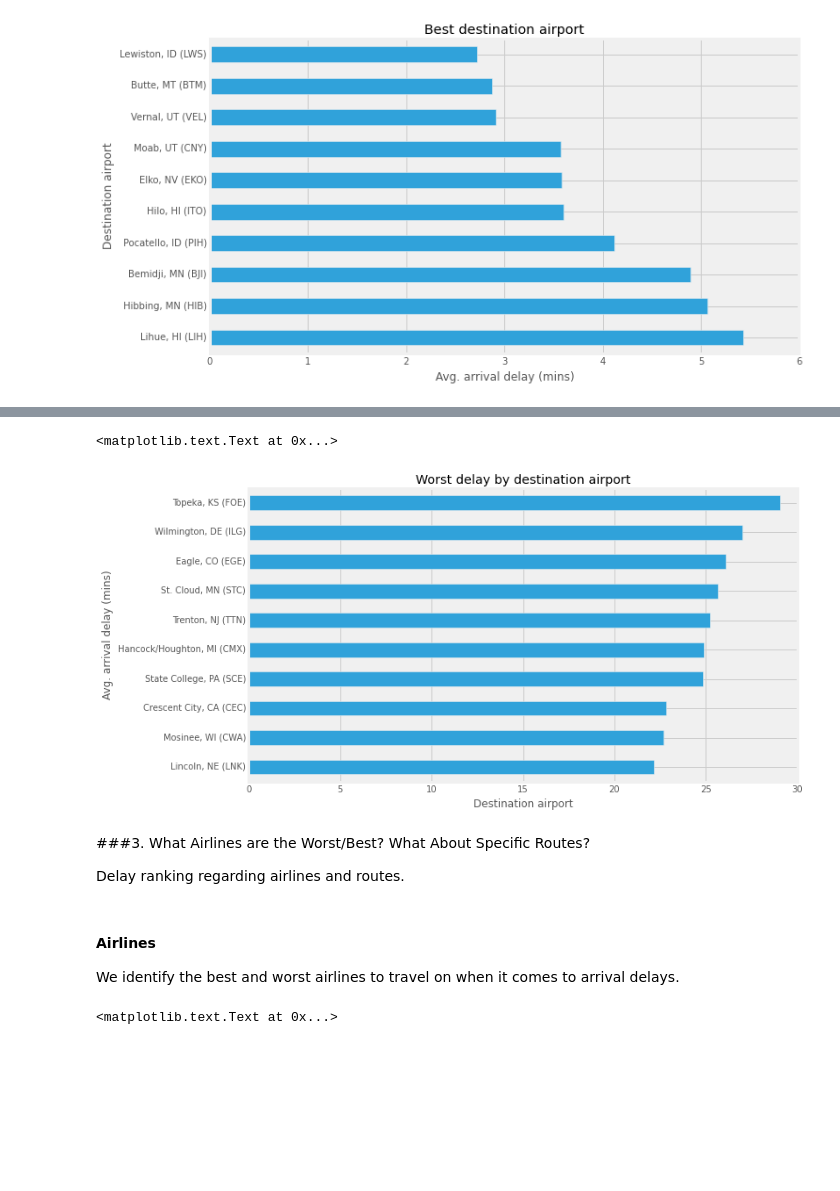
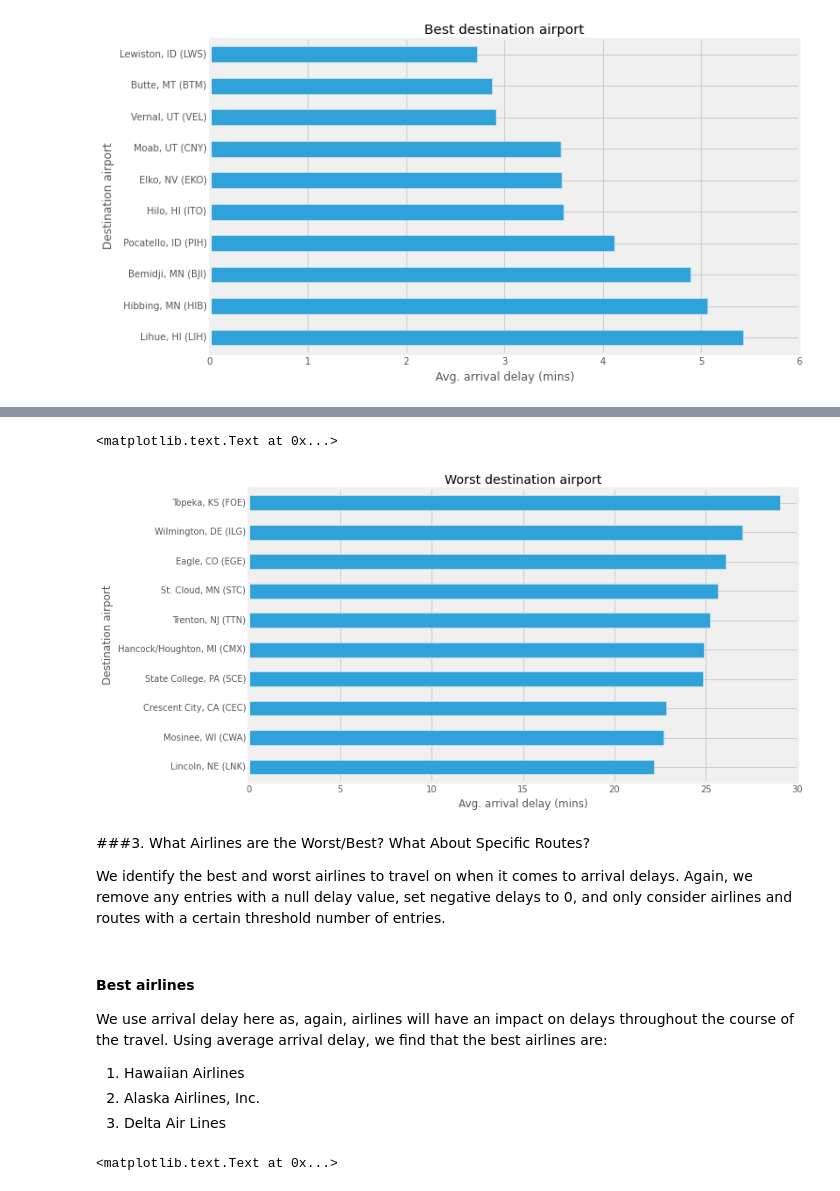
Before and after one commit to LeonhardFS/flightbbq, a Jupyter notebook: 03_DataExploration.ipynb, the cells around one changed output, grey strips where cells are left out. Saved outputs shown, nothing was run; the diff lists cells and outputs as text; code cells hidden in the pictures; blank space fills up the shorter version.

```diff
--- a/03_DataExploration.ipynb
+++ b/03_DataExploration.ipynb
@@ -95,20 +126,24 @@ ax.set_title('Best destination airport')
 # %%
 gbDA = gbDA.sort([('ARR_DELAY','mean')], ascending = False)
 ax2 = gbDA.head(10)['ARR_DELAY']['mean'].iloc[::-1].plot(kind='barh')
-ax2.set_ylabel('Avg. arrival delay (mins)')
-ax2.set_xlabel('Destination airport')
-ax2.set_title('Worst delay by destination airport')
+ax2.set_xlabel('Avg. arrival delay (mins)')
+ax2.set_ylabel('Destination airport')
+ax2.set_title('Worst destination airport')
 # %% [output]
 <matplotlib.text.Text at 0x...>
-[figure, old version]
+[figure, new version]
-# %% [markdown]
-###3. What Airlines are the Worst/Best? What About Specific Routes?
-
-Delay ranking regarding airlines and routes.
 # %% [markdown]
-#### Airlines
+###3. What Airlines are the Worst/Best? What About Specific Routes?
 
-We identify the best and worst airlines to travel on when it comes to arrival delays.
+We identify the best and worst airlines to travel on when it comes to arrival delays. Again, we remove any entries with a null delay value, set negative delays to 0, and only consider airlines and routes with a certain threshold number of entries.
+# %% [markdown]
+#### Best airlines
+
+We use arrival delay here as, again, airlines will have an impact on delays throughout the course of the travel. Using average arrival delay, we find that the best airlines are:
+
+ 1. Hawaiian Airlines
+ 2. Alaska Airlines, Inc.
+ 3. Delta Air Lines
 # %%
 ANames = pd.read_csv('data/airline_names.csv')
 
```
Also changed, not shown: parts of 31 cells of this notebook.
